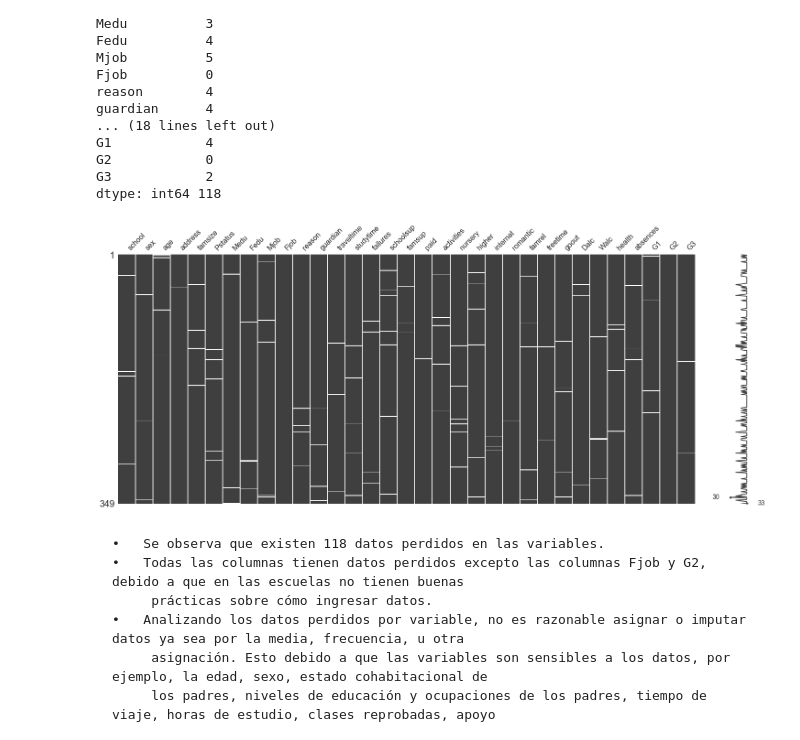
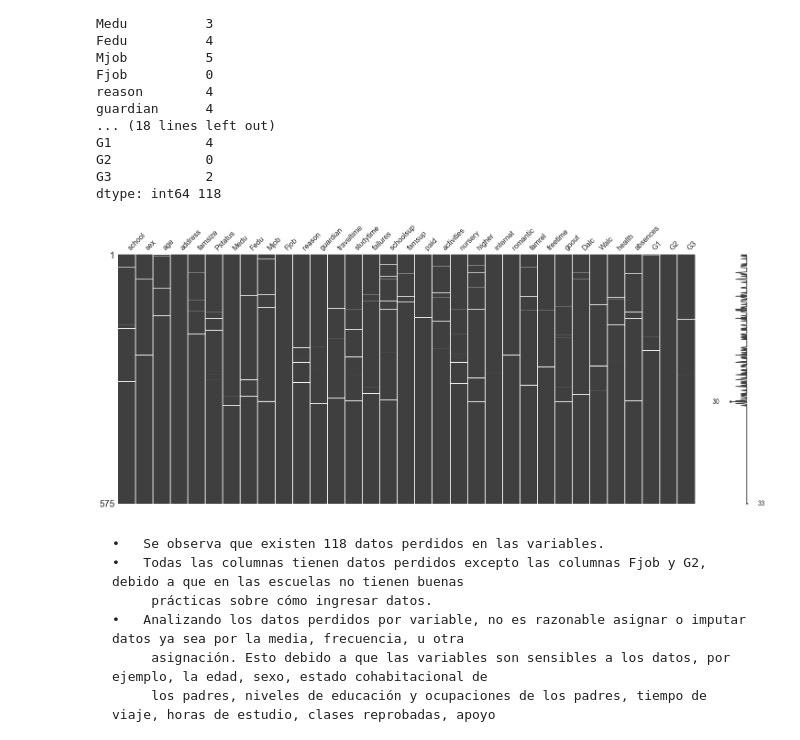
Before and after one commit to MBlancoC/Proyecto_IMT2200_Blanco_Moran_Varela, a Jupyter notebook: Proyecto.ipynb, the cells around one changed output. Drawn from its saved outputs; the diff is of its cells as text; code cells hidden in the pictures.

```diff
--- a/Proyecto.ipynb
+++ b/Proyecto.ipynb
@@ -154,0 +159,4 @@ dtype: object
+# %%
+df = pd.concat([df_gp, df_ms], axis=0)  #concatenando los dataframes
+df = df.reset_index(drop=True)  #reseteando index del dataframe total
+df
@@ -175,9 +197,9 @@ G2            0
 G3            2
 dtype: int64 118
 # %%
-msgno.matrix(df_gp, inline = True)
+msgno.matrix(df, inline = True)
 # %% [output]
-[figure, old version]
+[figure, new version]
 # %% [markdown]
     •	Se observa que existen 118 datos perdidos en las variables.
     •	Todas las columnas tienen datos perdidos excepto las columnas Fjob y G2, debido a que en las escuelas no tienen buenas
```
Also changed, not shown: parts of 62 cells of this notebook.
